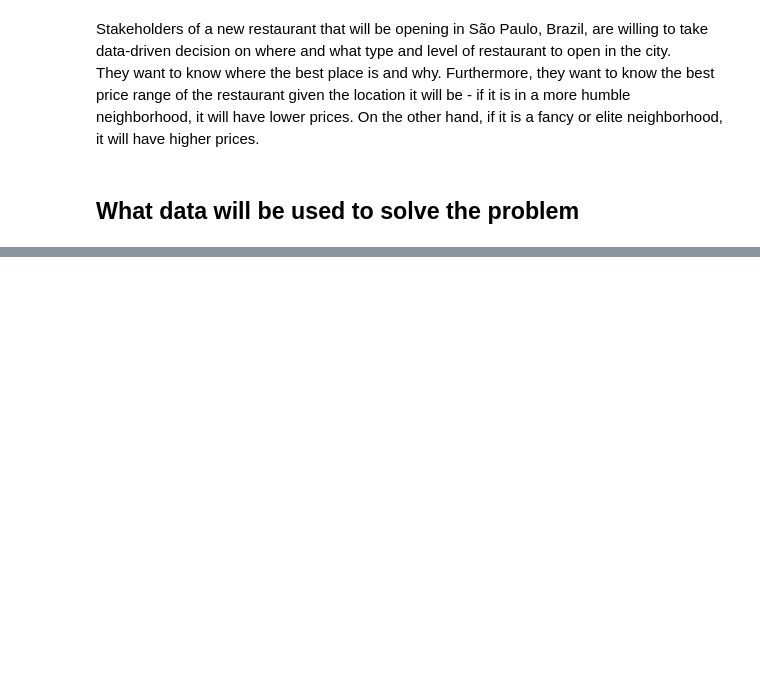
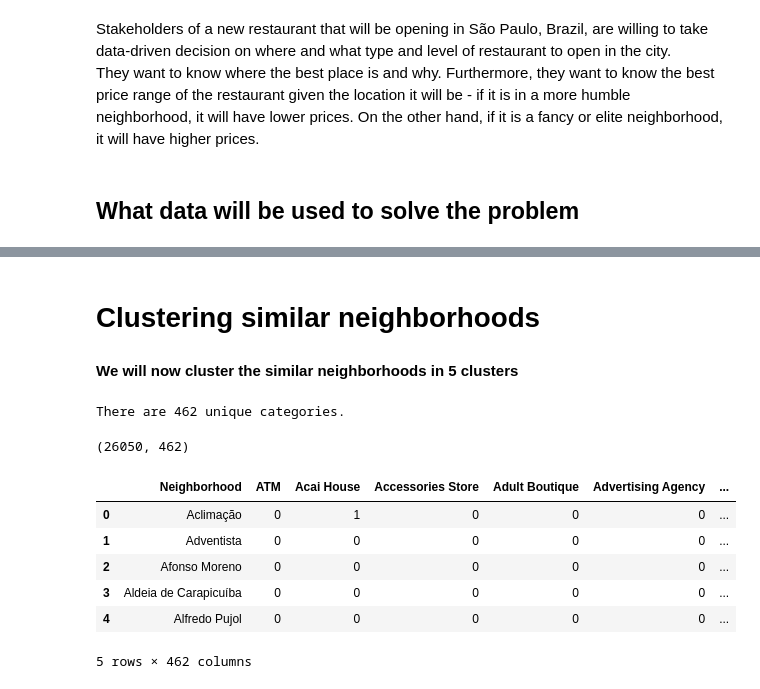
Before and after one commit to luccasklotz/Coursera-IBM-Specialization-09-Capstone, a Jupyter notebook: Capstone Project - Final Project.ipynb, the cells around one changed output, grey strips where cells are left out. Cells and saved outputs as stored; diff of their text form; code cells hidden in the pictures; blank space fills up the shorter version.

```diff
--- a/Capstone Project - Final Project.ipynb
+++ b/Capstone Project - Final Project.ipynb
@@ -19,0 +27,12 @@ To achieve the goal, two data sources will be used:
+# %%
+CLIENT_ID = 'MEX3ZDSCXQDQGZ0LOXAPON2BMN0GUI4GDBDAFJDT4SA5NDUN' # your Foursquare ID
+CLIENT_SECRET = '5WXEIPK4ZNTU1KTZ4CKKGYZNG20ZFOQZRHLEV1GO1QEBONVA' # your Foursquare Secret
+VERSION = '20191010'
+radius = 1000
+LIMIT = 500
+# %%
+df_zones = pd.read_csv(r'C:\Users\Lucca\OneDrive\BACKUP\CURSOS\IBM Data Science\Capstone\ZoneCoords.csv',sep=';')
+df_zones.sort_values(by='ZONE_NAME',inplace=True)
+df_zones.rename(columns={'ZONE_NAME':'Neighborhood','AVG INCOME':'AvgIncome'},inplace=True)
+print(df_zones.shape)
+df_zones.head()
@@ -19,0 +87,33 @@ To achieve the goal, two data sources will be used:
+# %%
+sp_venues = getNearbyVenues(names=df_zones['ZONE_NAME'],
+                                   latitudes=df_zones['ZONE_LAT'],
+                                   longitudes=df_zones['ZONE_LON'])
+# %% [markdown]
+# Clustering similar neighborhoods
+# %% [markdown]
+**We will now cluster the similar neighborhoods in 5 clusters**
+# %%
+# unique categories
+print('There are {} unique categories.'.format(len(sp_venues['Venue Category'].unique())))
+# %% [output]
+There are 462 unique categories.
+# %%
+# one hot encoding
+sp_onehot = pd.get_dummies(sp_venues[['Venue Category']], prefix="", prefix_sep="")
+
+# add neighborhood column back to dataframe
+sp_onehot['Neighborhood'] = sp_venues['Neighborhood']
+
+print(sp_onehot.shape)
+
+sp_grouped = sp_onehot.groupby('Neighborhood').sum().reset_index()
+sp_grouped.head()
+# %% [output]
+(26050, 462)
+|  | Neighborhood | ATM | Acai House | Accessories Store | Adult Boutique | Advertising Agency | ... |
+| 0 | Aclimação | 0 | 1 | 0 | 0 | 0 | ... |
+| 1 | Adventista | 0 | 0 | 0 | 0 | 0 | ... |
+| 2 | Afonso Moreno | 0 | 0 | 0 | 0 | 0 | ... |
+| 3 | Aldeia de Carapicuíba | 0 | 0 | 0 | 0 | 0 | ... |
+| 4 | Alfredo Pujol | 0 | 0 | 0 | 0 | 0 | ... |
+5 rows × 462 columns
```
Also changed, not shown: parts of 40 cells of this notebook, 2 other files.
